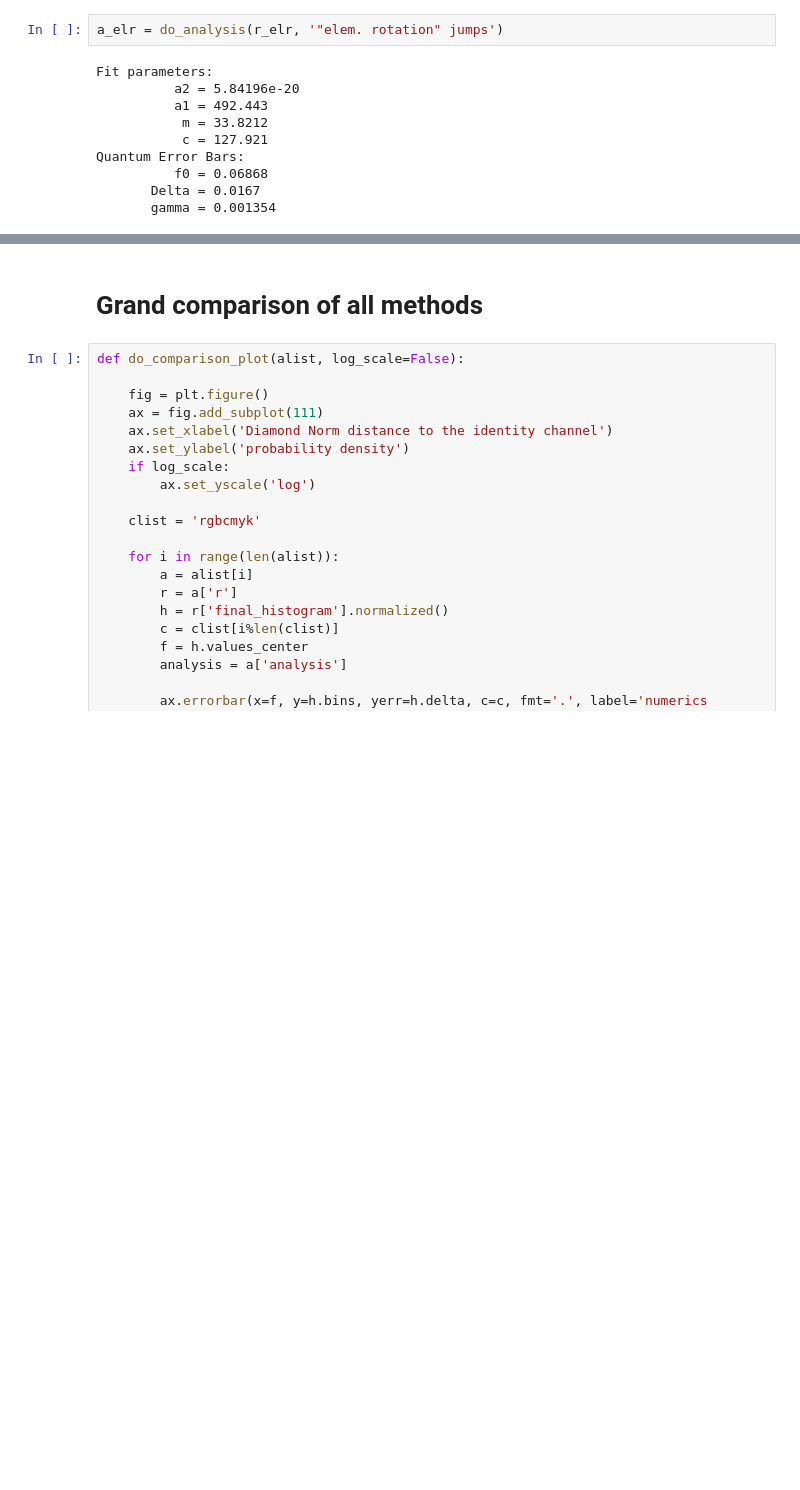
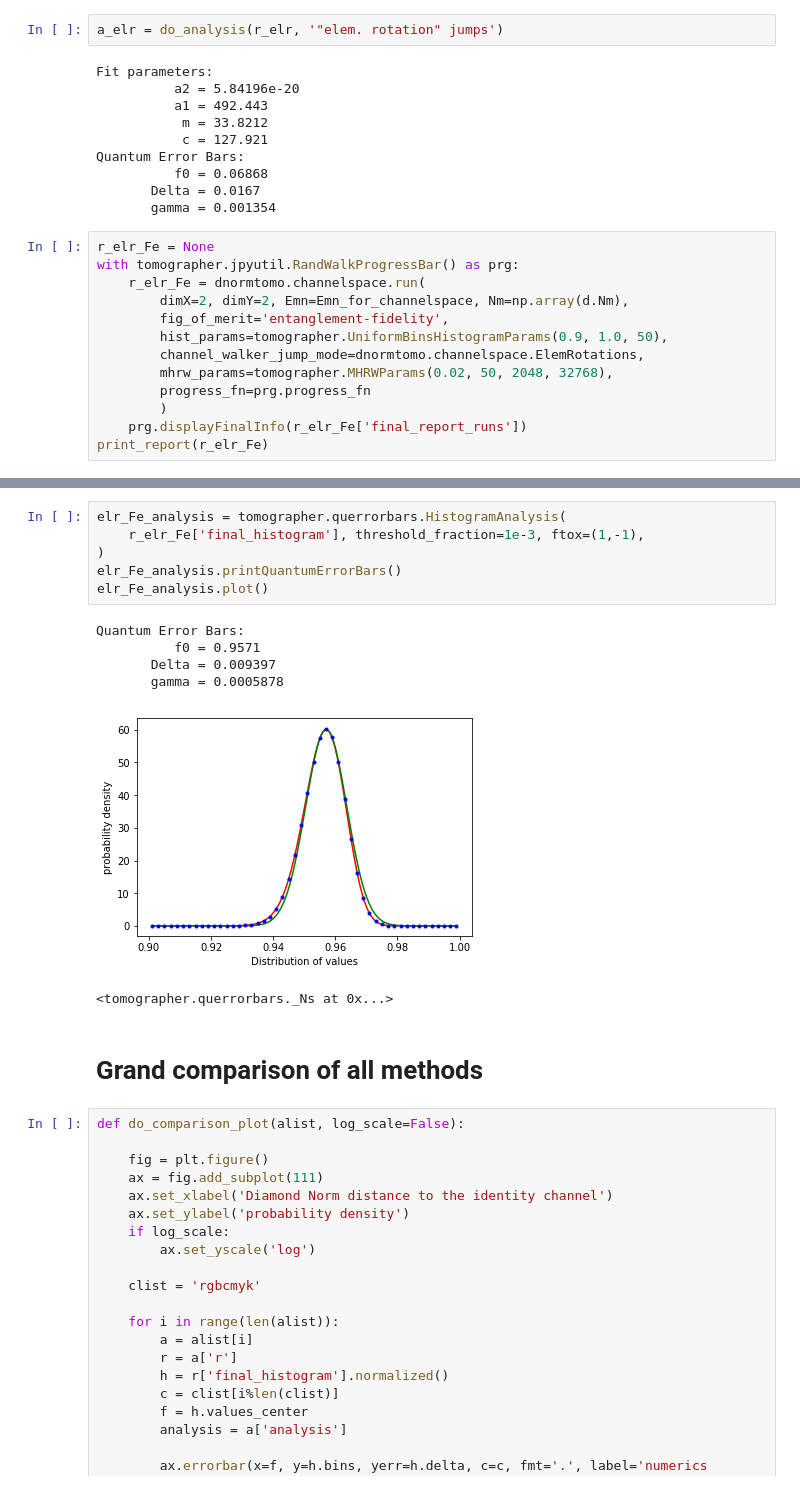
Before and after one commit to Tomographer/QPtomographer, a Jupyter notebook: examples/qubit-noisy-identity/run.ipynb, the cells around one changed output, grey strips where cells are left out. Cells and saved outputs as stored; diff of their text form; blank space fills up the shorter version.

Commit message:
preliminary channel-space test: looks good

```diff
--- a/examples/qubit-noisy-identity/run.ipynb
+++ b/examples/qubit-noisy-identity/run.ipynb
@@ -285,3 +259,16 @@ Quantum Error Bars:
           f0 = 0.06868
        Delta = 0.0167
        gamma = 0.001354
+# %%
+r_elr_Fe = None
+with tomographer.jpyutil.RandWalkProgressBar() as prg:
+    r_elr_Fe = dnormtomo.channelspace.run(
+        dimX=2, dimY=2, Emn=Emn_for_channelspace, Nm=np.array(d.Nm),
+        fig_of_merit='entanglement-fidelity',
+        hist_params=tomographer.UniformBinsHistogramParams(0.9, 1.0, 50),
+        channel_walker_jump_mode=dnormtomo.channelspace.ElemRotations,
+        mhrw_params=tomographer.MHRWParams(0.02, 50, 2048, 32768),
+        progress_fn=prg.progress_fn
+        )
+    prg.displayFinalInfo(r_elr_Fe['final_report_runs'])
+print_report(r_elr_Fe)
@@ -288,3 +296,16 @@ Quantum Error Bars:
+# %%
+elr_Fe_analysis = tomographer.querrorbars.HistogramAnalysis(
+    r_elr_Fe['final_histogram'], threshold_fraction=1e-3, ftox=(1,-1),
+)
+elr_Fe_analysis.printQuantumErrorBars()
+elr_Fe_analysis.plot()
+# %% [output]
+Quantum Error Bars:
+          f0 = 0.9571
+       Delta = 0.009397
+       gamma = 0.0005878
+[figure, added]
+<tomographer.querrorbars._Ns at 0x...>
 # %% [markdown]
 # Grand comparison of all methods
 # %%
```
Also changed, not shown: parts of 4 cells of this notebook, 2 other files.
